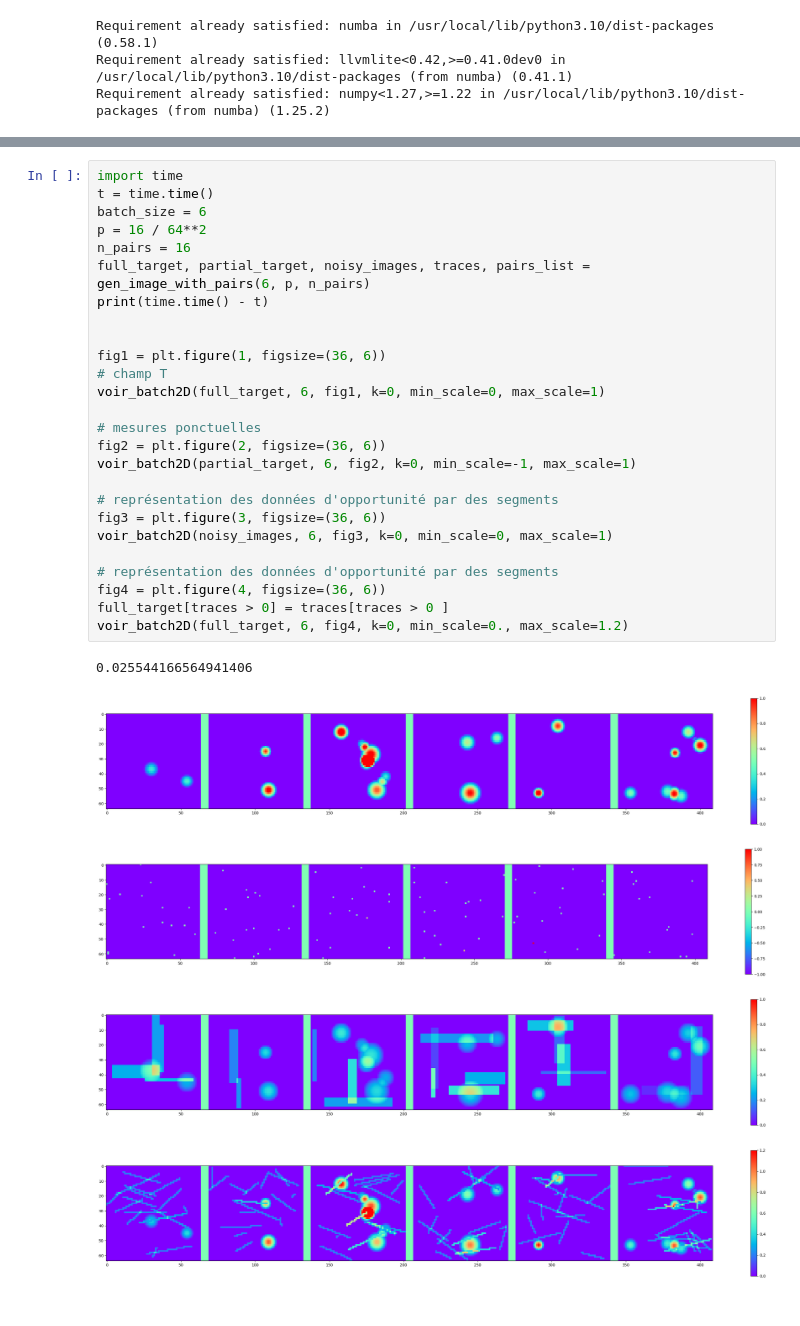
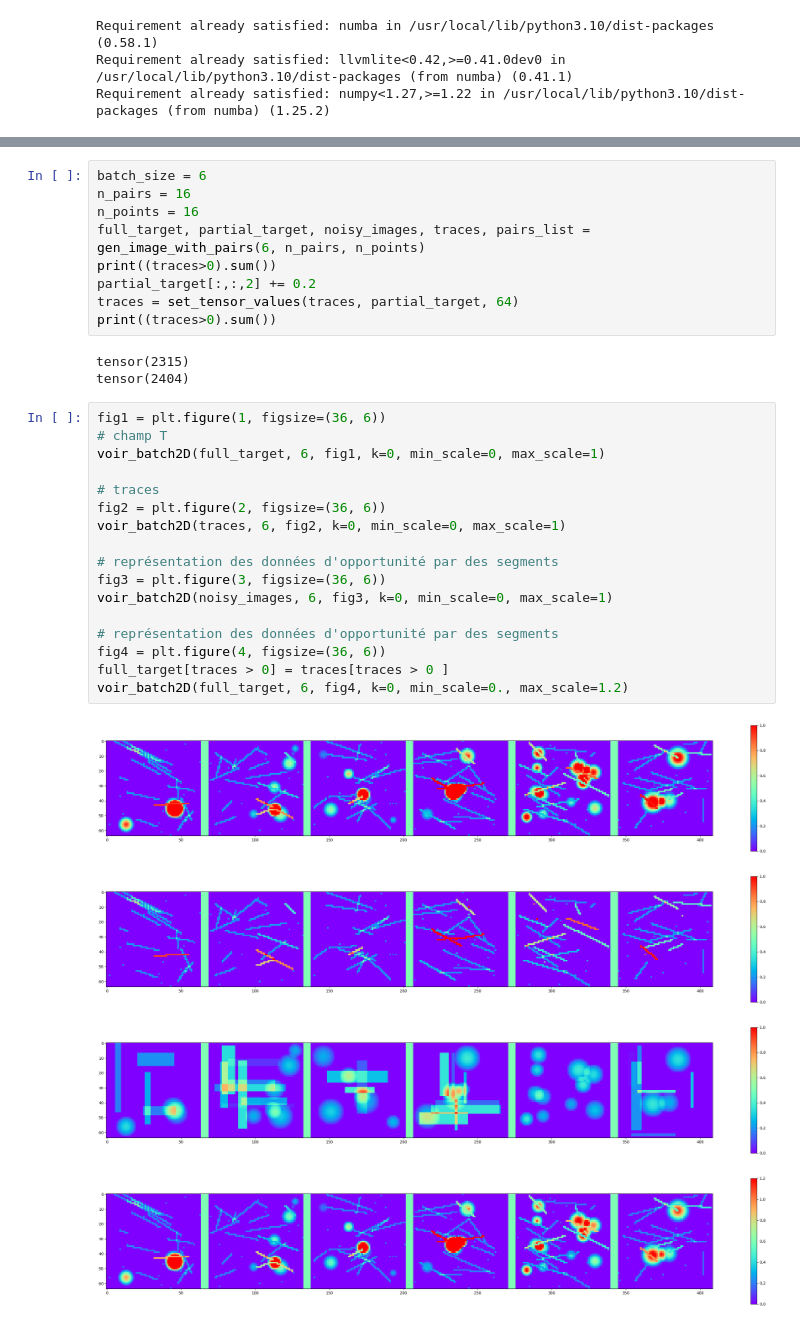
Before and after one commit to nanopiero/PREAC, a Jupyter notebook: TestPerceiver.ipynb, the cells around one changed output, grey strips where cells are left out. Drawn from its saved outputs; the diff is of its cells as text.

```diff
--- a/TestPerceiver.ipynb
+++ b/TestPerceiver.ipynb
@@ -744,32 +829,34 @@ def gen_image_with_pairs(batch_size, p, n_pairs):
+# %%
+batch_size = 6
+n_pairs = 16
+n_points = 16
+full_target, partial_target, noisy_images, traces, pairs_list = gen_image_with_pairs(6, n_pairs, n_points)
+print((traces>0).sum())
+partial_target[:,:,2] += 0.2
+traces = set_tensor_values(traces, partial_target, 64)
+print((traces>0).sum())
+# %% [output]
+tensor(2315)
+tensor(2404)
 # %%
-import time
-t = time.time()
-batch_size = 6
-p = 16 / 64**2
-n_pairs = 16
-full_target, partial_target, noisy_images, traces, pairs_list = gen_image_with_pairs(6, p, n_pairs)
-print(time.time() - t)
-
-
 fig1 = plt.figure(1, figsize=(36, 6))
 # champ T
 voir_batch2D(full_target, 6, fig1, k=0, min_scale=0, max_scale=1)
 
-# mesures ponctuelles
+# traces
 fig2 = plt.figure(2, figsize=(36, 6))
-voir_batch2D(partial_target, 6, fig2, k=0, min_scale=-1, max_scale=1)
+voir_batch2D(traces, 6, fig2, k=0, min_scale=0, max_scale=1)
 
 # représentation des données d'opportunité par des segments
 fig3 = plt.figure(3, figsize=(36, 6))
 voir_batch2D(noisy_images, 6, fig3, k=0, min_scale=0, max_scale=1)
 
 # représentation des données d'opportunité par des segments
 fig4 = plt.figure(4, figsize=(36, 6))
 full_target[traces > 0] = traces[traces > 0 ]
 voir_batch2D(full_target, 6, fig4, k=0, min_scale=0., max_scale=1.2)
 # %% [output]
-0.025544166564941406
-[figure, old version]
+[figure, new version]
-[figure, old version]
+[figure, new version]
-[figure, old version]
+[figure, new version]
-[figure, old version]
+[figure, new version]
```
Also changed, not shown: parts of 18 cells of this notebook.
